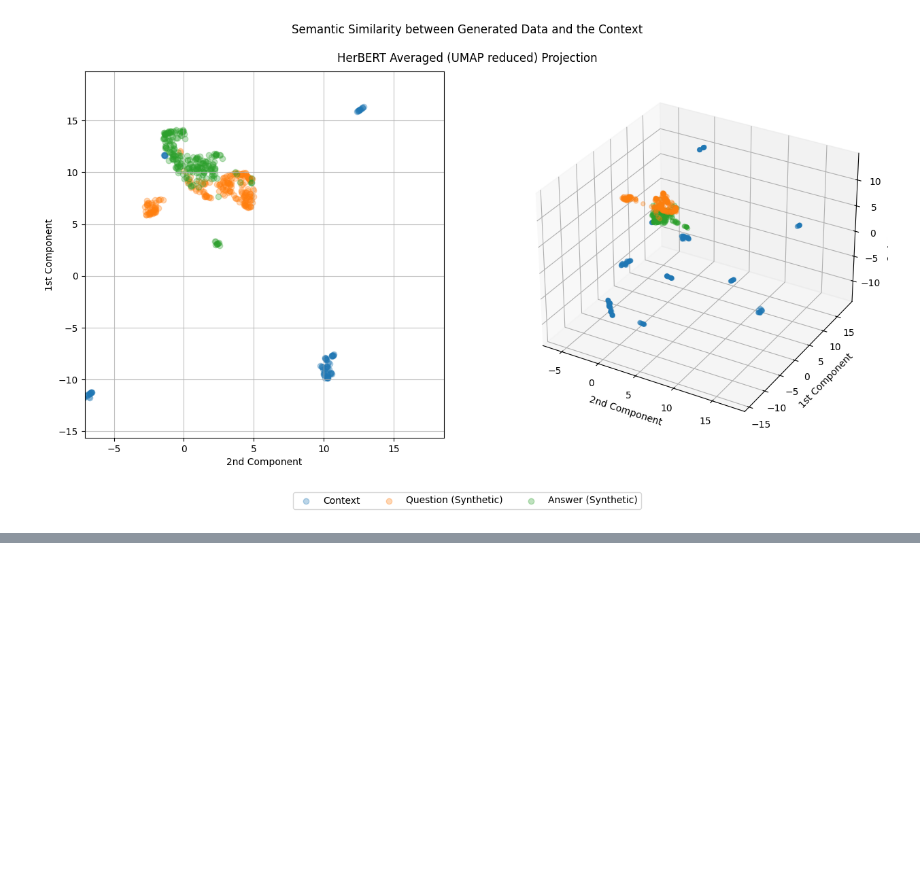
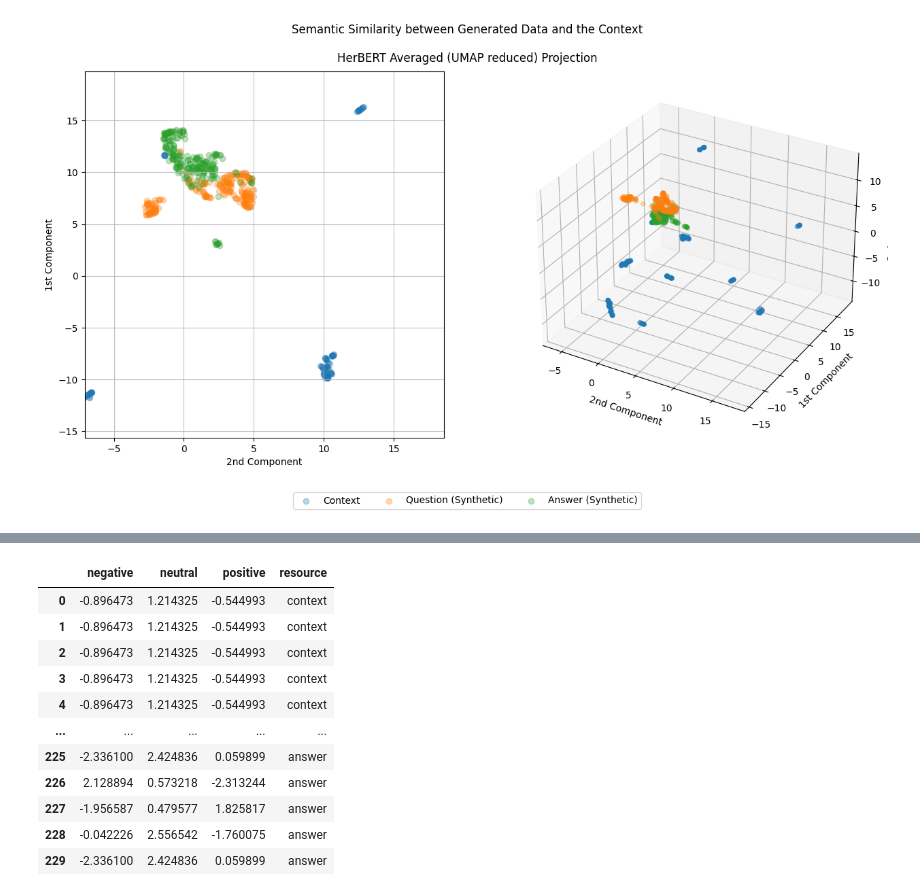
Before and after one commit to pwr-ai/JuDDGES, a Jupyter notebook: notebooks/5_synth_qa_dataset.ipynb, the cells around one changed output, grey strips where cells are left out. Saved outputs shown, nothing was run; the diff lists cells and outputs as text; code cells hidden in the pictures; blank space fills up the shorter version.

```diff
--- a/notebooks/5_synth_qa_dataset.ipynb
+++ b/notebooks/5_synth_qa_dataset.ipynb
@@ -216,0 +252,92 @@ fig.savefig(str(CHARTS_DIR / f"herbert_umap_projection__{synth_qa_records_fpath.
+# %%
+SENTIMENT_MODEL = "Voicelab/herbert-base-cased-sentiment"
+
+sent_tokenizer = AutoTokenizer.from_pretrained(SENTIMENT_MODEL)
+sent_model = AutoModelForSequenceClassification.from_pretrained(SENTIMENT_MODEL)
+
+id2sentiment = {0: "negative", 1: "neutral", 2: "positive"}
+
+
+@embedder_memory.cache(ignore=["device", "batch_size"])
+def get_texts_sentiment(
+    texts: List[str],
+    batch_size: int = 128,
+    device: str = "cuda",
+    max_length: int = 512
+) -> List[List[float]]:
+    """
+    Processes texts in batches to calculate sentiment scores for each, handling texts longer than the model's max token limit
+    by breaking them into parts if necessary.
+
+    Args:
+    texts (List[str]): List of text strings to process.
+    batch_size (int): Number of texts to process in each batch.
+    device (str): Device to perform the computation on.
+    max_length (int): Maximum number of tokens for the model.
+
+    Returns:
+    List[List[float]]: List of sentiment scores
+    """
+    sentiment_scores = []
+    sent_model.to(device)
+    for i in range(0, len(texts), batch_size):
+        batch_texts = texts[i:i+batch_size]
+        batch_scores = []
+        for text in batch_texts:
+            # Split text into chunks if too long
+            chunks = [text[j:j+max_length] for j in range(0, len(text), max_length)]
+            chunk_scores = []
+            for chunk in chunks:
+                encoding = sent_tokenizer(
+                    [chunk],
+                    add_special_tokens=True,
+                    return_token_type_ids=True,
+                    truncation=True,
+                    padding="max_length",
+                    return_attention_mask=True,
+                    return_tensors="pt",
+                ).to(device)
+                logits = sent_model(**encoding).logits[0].to("cpu").detach().numpy()
+                chunk_scores.append(logits)
+            # Average scores across chunks for a single text
+            batch_scores.append(np.mean(chunk_scores, axis=0))
+
+        sentiment_scores.extend(batch_scores)
+
+    return sentiment_scores
+
+
+def plot_column_text_sentiment(col: str, df: pd.DataFrame, title: str):
+    sentiment_scores = get_texts_sentiment(df[col].tolist())
+    sentiment_df = pd.DataFrame(sentiment_scores, columns=id2sentiment.values())
+
+    fig, ax = plt.subplots(figsize=(10, 6))
+    sns.boxplot(data=sentiment_df, ax=ax)
+    ax.set_title(title)
+    ax.set_ylabel("Score")
+    ax.set_xlabel("Sentiment")
+    plt.show()
+
+
+sent_col_dfs = []
+for col in tqdm(["context", "question", "answer"]):
+    sentiment_scores = get_texts_sentiment(synth_qa_df[col].tolist())
+    sent_col_df = pd.DataFrame(sentiment_scores, columns=id2sentiment.values())
+    sent_col_df["resource"] = col
+    sent_col_dfs.append(sent_col_df)
+
+sentiment_df = pd.concat(sent_col_dfs, axis="index")
+sentiment_df
+# %% [output]
+|  | negative | neutral | positive | resource |
+| 0 | -0.896473 | 1.214325 | -0.544993 | context |
+| 1 | -0.896473 | 1.214325 | -0.544993 | context |
+| 2 | -0.896473 | 1.214325 | -0.544993 | context |
+| 3 | -0.896473 | 1.214325 | -0.544993 | context |
+| 4 | -0.896473 | 1.214325 | -0.544993 | context |
+| ... | ... | ... | ... | ... |
+| 225 | -2.336100 | 2.424836 | 0.059899 | answer |
+| 226 | 2.128894 | 0.573218 | -2.313244 | answer |
+| 227 | -1.956587 | 0.479577 | 1.825817 | answer |
+| 228 | -0.042226 | 2.556542 | -1.760075 | answer |
+| 229 | -2.336100 | 2.424836 | 0.059899 | answer |
```
Also changed, not shown: parts of 12 cells of this notebook, 1 other file.
